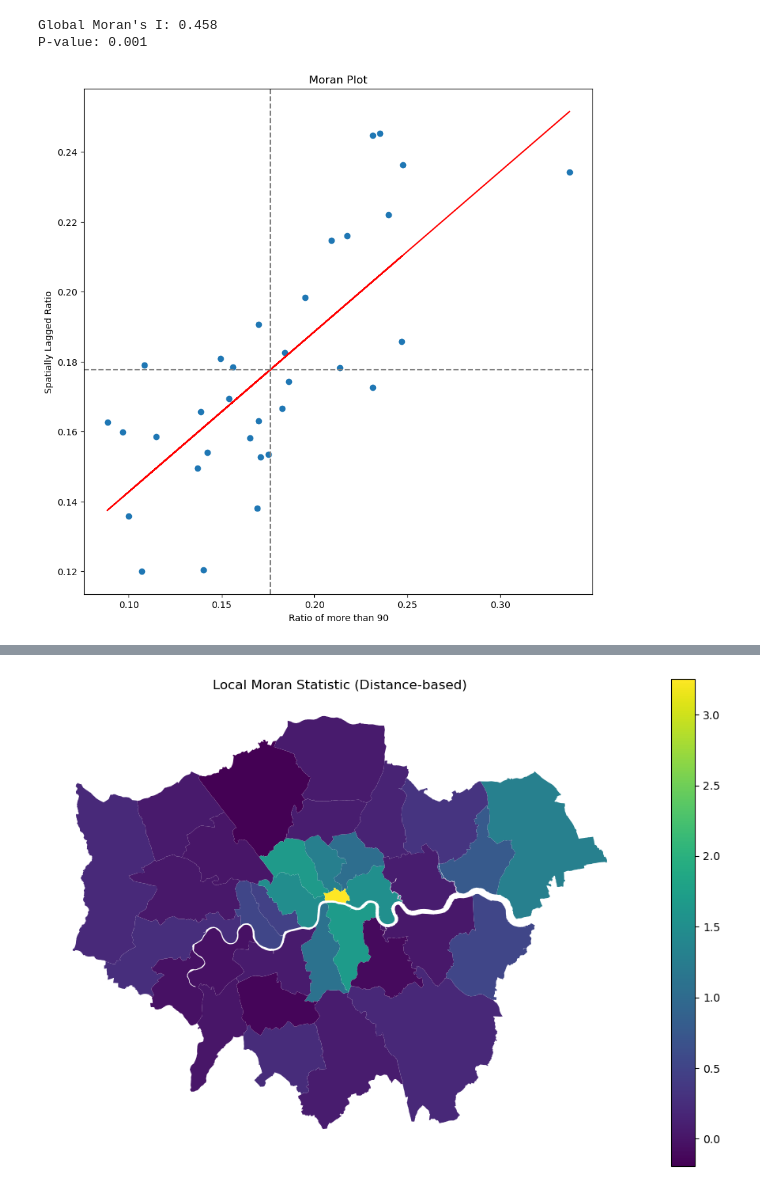
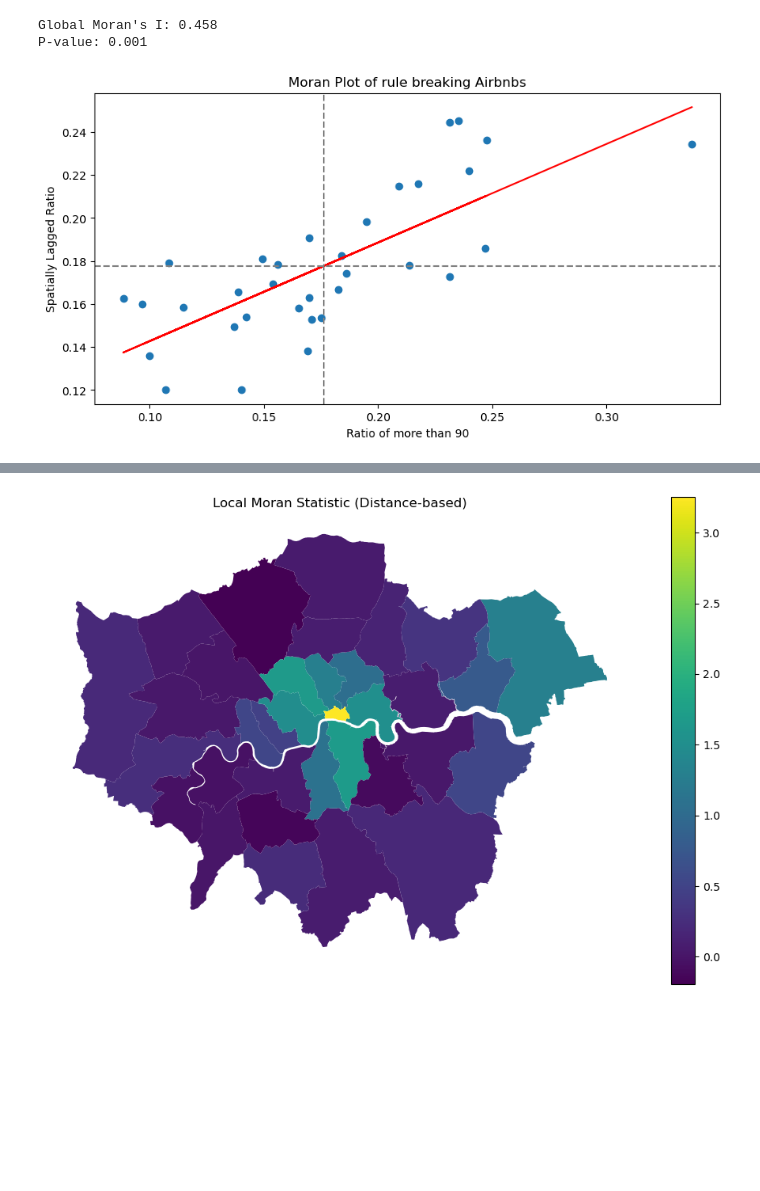
Before and after one commit to VeraLi0710/13Group-work_Airbnb-Patterns-London, a Jupyter notebook: Moran_point_pattern.ipynb, the cells around one changed output, grey strips where cells are left out. Cells and saved outputs as stored; diff of their text form; code cells hidden in the pictures; blank space fills up the shorter version.

Commit message:
merge the plots of Moran&LISA, SAR&GWR

```diff
--- a/Moran_point_pattern.ipynb
+++ b/Moran_point_pattern.ipynb
@@ -85,33 +88,29 @@ weights.transform = 'r'  # Row-standardize the weights
 # %%
 # Global Moran's I
 y = borough_ratio['Ratio_of_more_than_90']
 moran = Moran(y, weights)
 print(f"Global Moran's I: {moran.I:.3f}")
 print(f"P-value: {moran.p_sim:.3f}")
 
 # Moran Plot
 def moran_plot(y, weights):
     lag = weights.sparse.dot(y)
     slope, intercept = np.polyfit(y, lag, 1)
 
-    plt.figure(figsize=(10, 10))
+    plt.figure(figsize=(10, 5))
     plt.scatter(y, lag)
     plt.plot(y, slope * y + intercept, 'r')
     plt.xlabel('Ratio of more than 90')
     plt.ylabel('Spatially Lagged Ratio')
-    plt.title("Moran Plot")
+    plt.title("Moran Plot of rule breaking Airbnbs")
     plt.axvline(y.mean(), color='gray', linestyle='--')
     plt.axhline(lag.mean(), color='gray', linestyle='--')
+    plt.savefig('plots/raw/Moran_rule_breaking.png')
     plt.show()
 
 moran_plot(y, weights)
-
-# Local Moran's I
-local_moran = Moran_Local(y, weights)
-borough_ratio['Ii'] = local_moran.Is
-borough_ratio['p_value'] = local_moran.p_sim
 # %% [output]
 Global Moran's I: 0.458
 P-value: 0.001
-[figure, old version]
+[figure, new version]
 # %%
```
Also changed, not shown: parts of 21 cells of this notebook, 11 other files.
